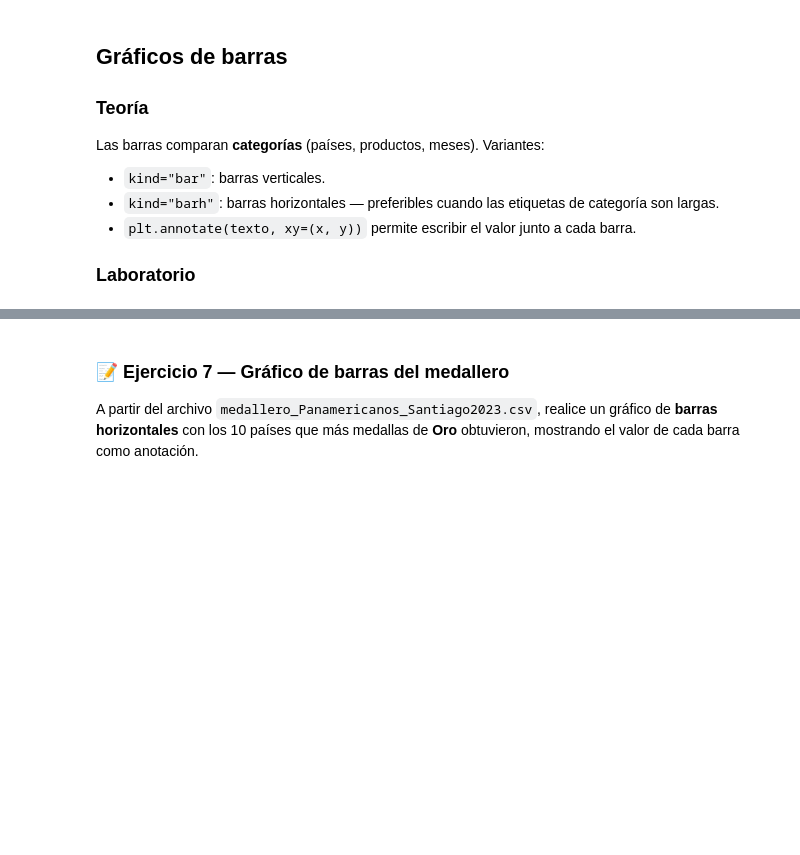
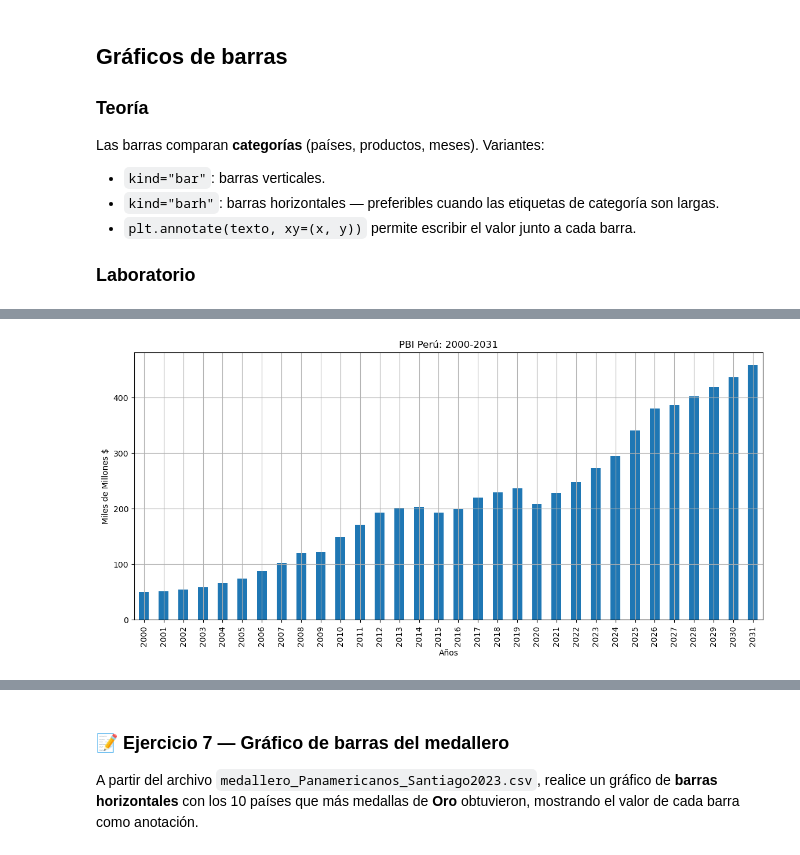
Before and after one commit to jgomezz/cpe_ciencia_datos_python_2026, a Jupyter notebook: mod2_estadistica_y_visualizacion/semana_03_visualization.ipynb, the cells around one changed output, grey strips where cells are left out. Saved outputs shown, nothing was run; the diff lists cells and outputs as text; code cells hidden in the pictures; blank space fills up the shorter version.

```diff
--- a/mod2_estadistica_y_visualizacion/semana_03_visualization.ipynb
+++ b/mod2_estadistica_y_visualizacion/semana_03_visualization.ipynb
@@ -622,7 +622,8 @@ Las barras comparan **categorías** (países, productos, meses). Variantes:
 
 ### Laboratorio
 # %%
-nombre_archivo = "dataset/fmi/WEO_Data_Latinoamerica_2025.csv"
+nombre_archivo = "dataset/fmi/WEO_Data_Latinoamerica_2026.csv"
+
 df = pd.read_csv(nombre_archivo, thousands=",", decimal=".", sep=",")
-df.set_index("COUNTRY", inplace=True)
+
 df.head(2)
@@ -629,11 +648,20 @@ df.head(2)
 # %%
-anhos = list(map(str, range(2010, 2030)))
+anhos = list(map(str, range(2000, 2032)))
 
 info_peru = df.loc["Peru", anhos]
+
+# Defino el tamaño de la figura
+plt.figure(figsize=(14, 6))
+
+# Dibujo sobre la figura anterior
 info_peru.plot(kind="bar")
-plt.title("PBI Perú: 2010-2029")
+
+# Personalizo
+plt.title("PBI Perú: 2000-2031")
 plt.xlabel("Años")
 plt.ylabel("Miles de Millones $")
 plt.grid()
 plt.show()
+# %% [output]
+[figure, added]
 # %%
```
Also changed, not shown: parts of 3 cells of this notebook.
